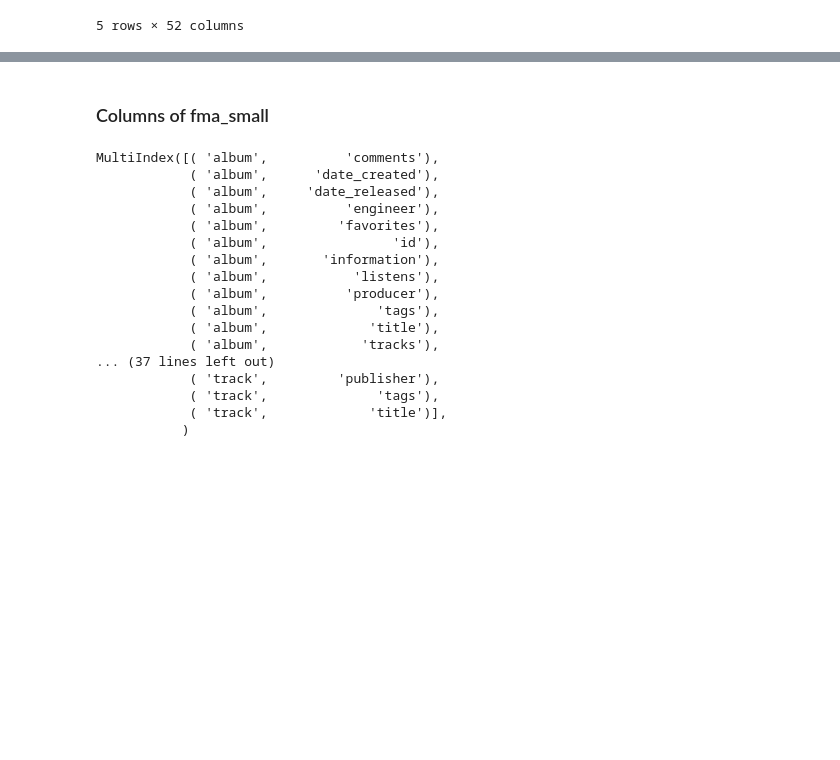
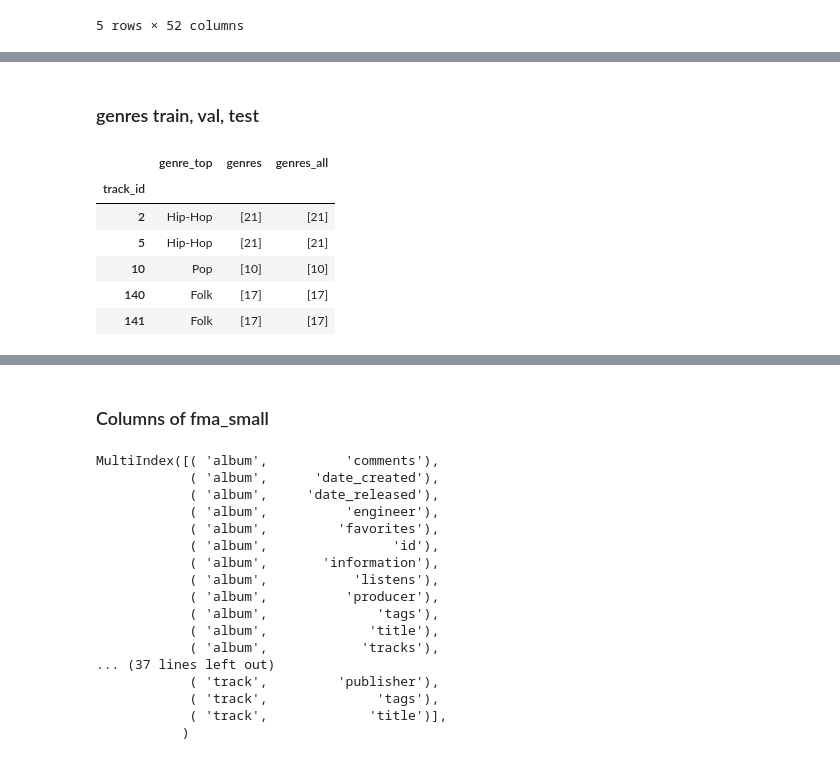
Before and after one commit to Glttr/Deep_learning_FMA, a Jupyter notebook: notebooks/1_exploration.ipynb, the cells around one changed output, grey strips where cells are left out. Cells and saved outputs as stored; diff of their text form; code cells hidden in the pictures; blank space fills up the shorter version.

```diff
--- a/notebooks/1_exploration.ipynb
+++ b/notebooks/1_exploration.ipynb
@@ -109,0 +153,30 @@ small.head()
+# %% [markdown]
+### genres train, val, test
+# %%
+cols = [
+    ('track', 'genre_top'),
+    ('track', 'genres'),
+    ('track', 'genres_all')
+]
+
+# train
+train_genres = small_train[cols].copy()
+train_genres.columns = train_genres.columns.get_level_values(-1)
+
+# val
+val_genres = small_val[cols].copy()
+val_genres.columns = val_genres.columns.get_level_values(-1)
+
+# test
+test_genres = small_test[cols].copy()
+test_genres.columns = test_genres.columns.get_level_values(-1)
+
+train_genres.head()
+# %% [output]
+|  | genre_top | genres | genres_all |
+| track_id |  |  |  |
+| 2 | Hip-Hop | [21] | [21] |
+| 5 | Hip-Hop | [21] | [21] |
+| 10 | Pop | [10] | [10] |
+| 140 | Folk | [17] | [17] |
+| 141 | Folk | [17] | [17] |
```
Also changed, not shown: parts of 17 cells of this notebook, 4 other files.
